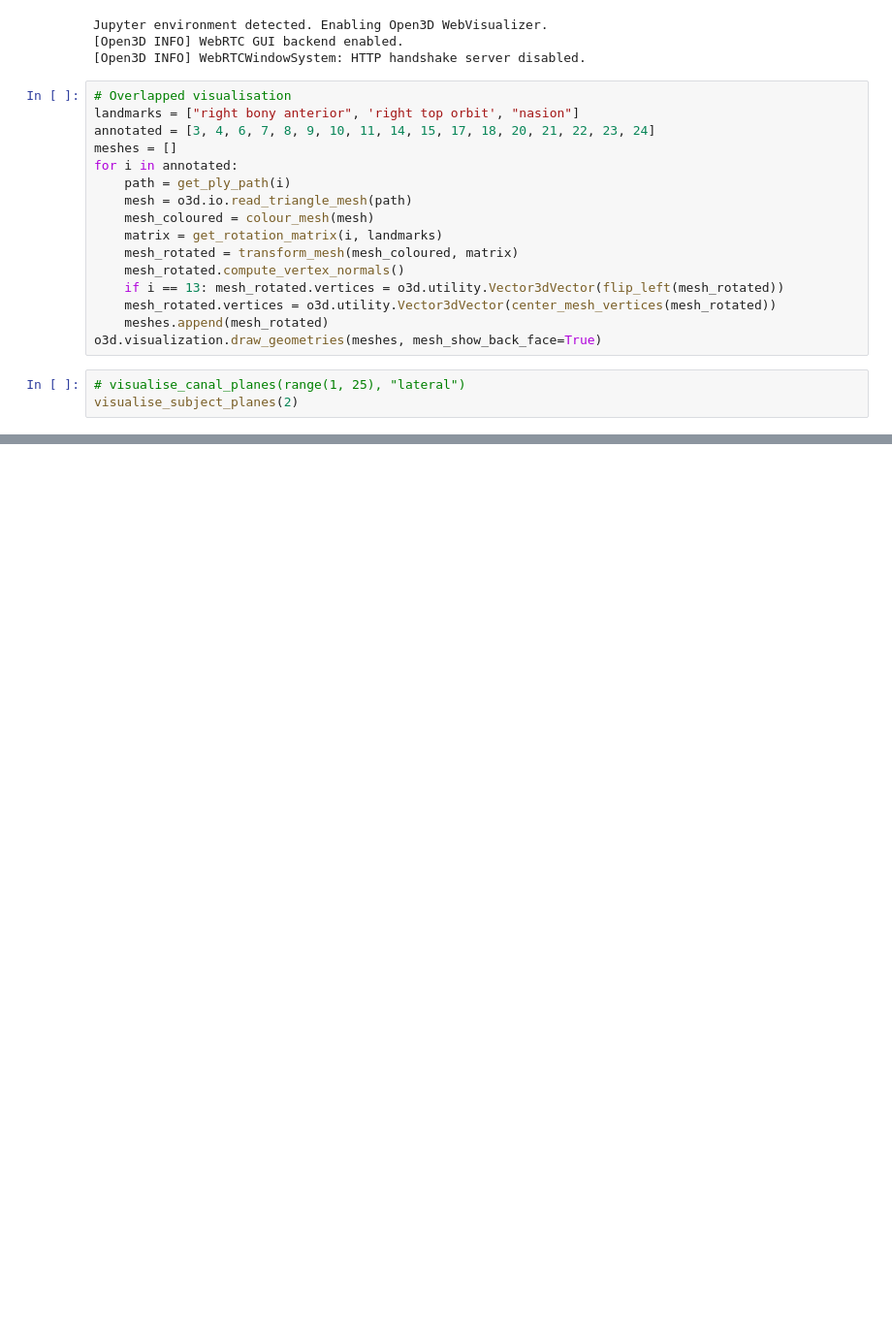
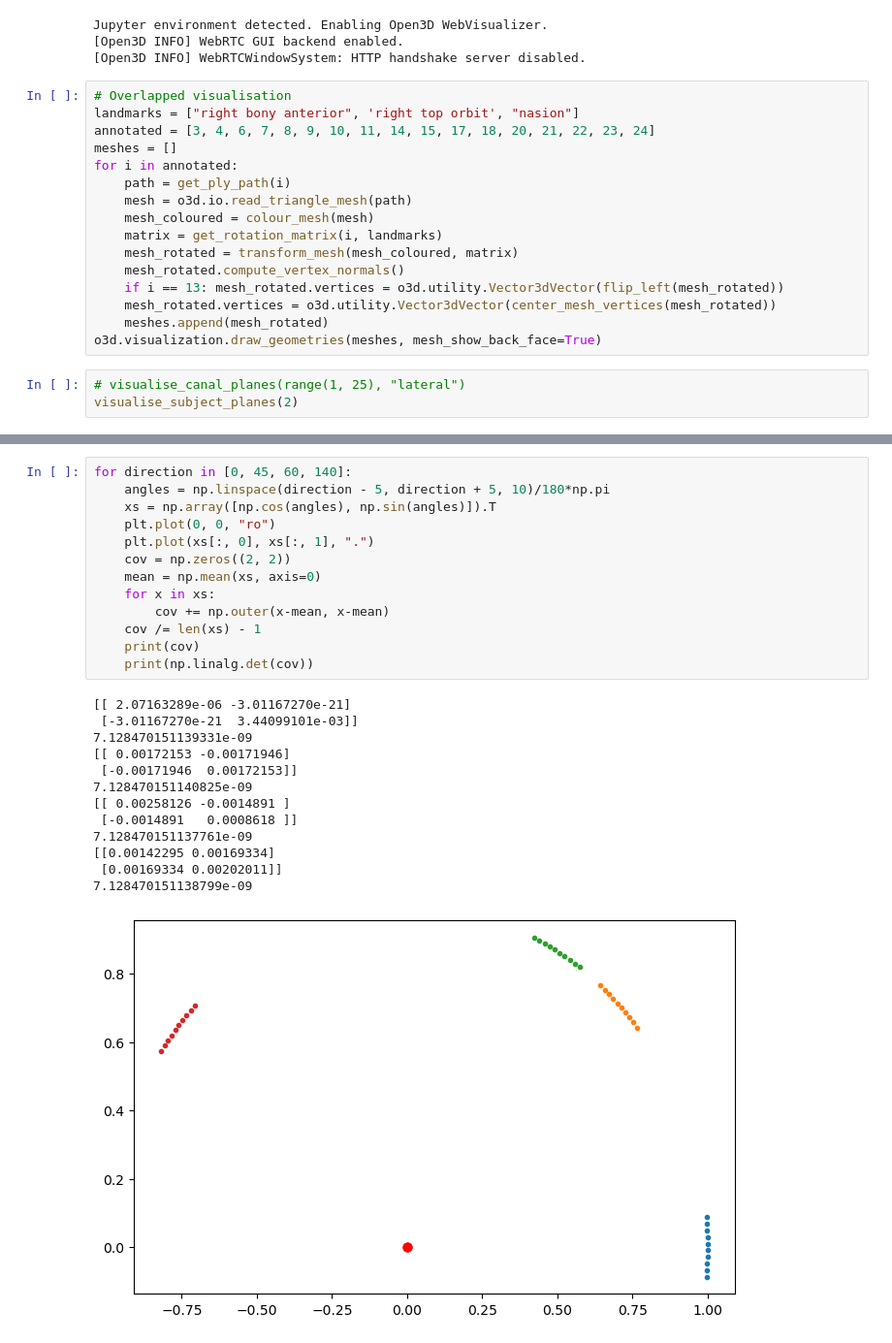
Before and after one commit to Daniel-Nicolae/Modelling-the-Human-Semicircular-Canals, a Jupyter notebook: src/experiments.ipynb, the cells around one changed output, grey strips where cells are left out. Shown: that part at 97% size. Drawn from its saved outputs; the diff is of its cells as text; blank space fills up the shorter version.

```diff
--- a/src/experiments.ipynb
+++ b/src/experiments.ipynb
@@ -43,0 +85,27 @@ print(np.std(matrices, axis = 0))
+# %%
+for direction in [0, 45, 60, 140]:
+    angles = np.linspace(direction - 5, direction + 5, 10)/180*np.pi
+    xs = np.array([np.cos(angles), np.sin(angles)]).T
+    plt.plot(0, 0, "ro")
+    plt.plot(xs[:, 0], xs[:, 1], ".")
+    cov = np.zeros((2, 2))
+    mean = np.mean(xs, axis=0)
+    for x in xs:
+        cov += np.outer(x-mean, x-mean)
+    cov /= len(xs) - 1
+    print(cov)
+    print(np.linalg.det(cov))
+# %% [output]
+[[ 2.07163289e-06 -3.01167270e-21]
+ [-3.01167270e-21  3.44099101e-03]]
+7.128470151139331e-09
+[[ 0.00172153 -0.00171946]
+ [-0.00171946  0.00172153]]
+7.128470151140825e-09
+[[ 0.00258126 -0.0014891 ]
+ [-0.0014891   0.0008618 ]]
+7.128470151137761e-09
+[[0.00142295 0.00169334]
+ [0.00169334 0.00202011]]
+7.128470151138799e-09
+[figure, added]
```
Also changed, not shown: parts of 5 cells of this notebook, 2 other files.
